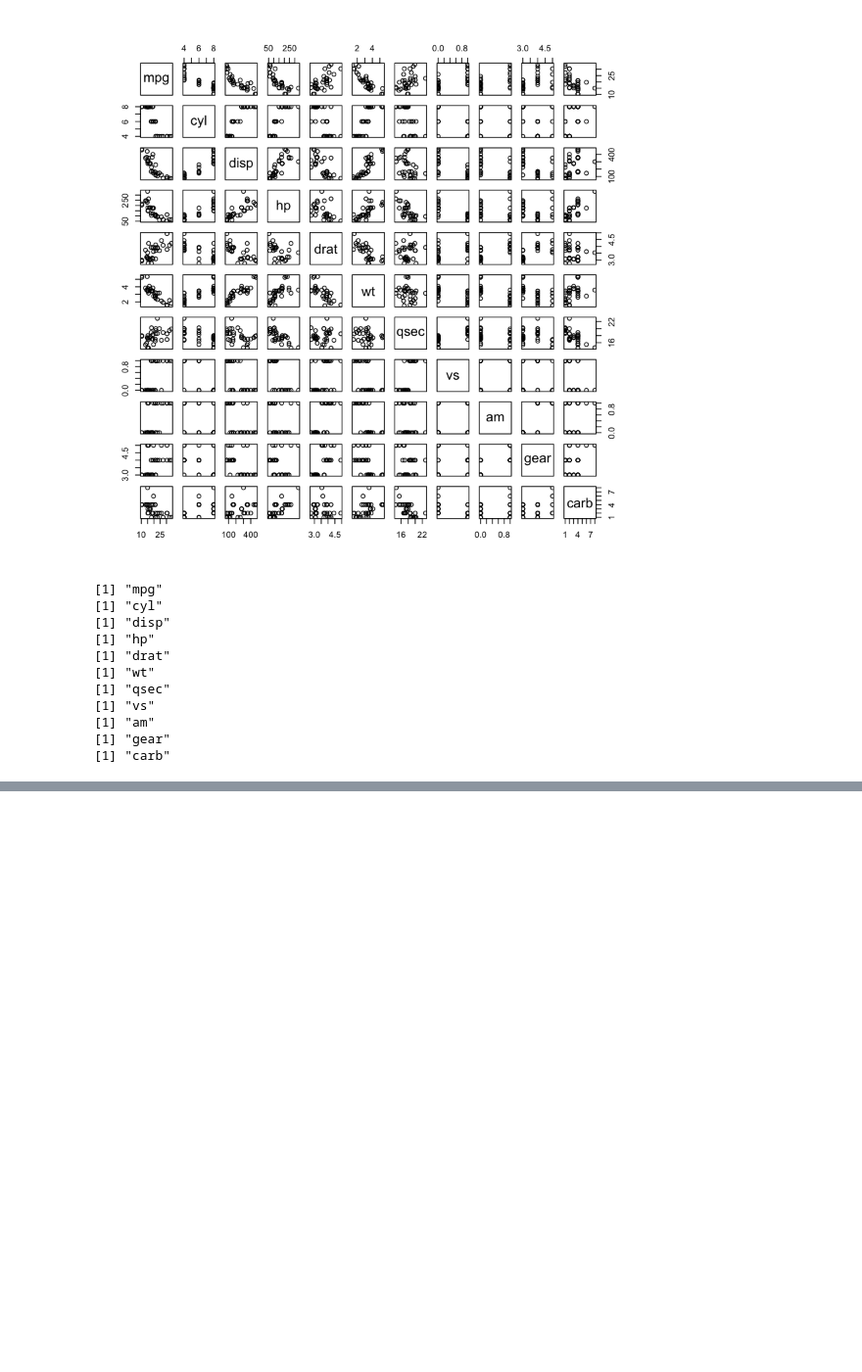
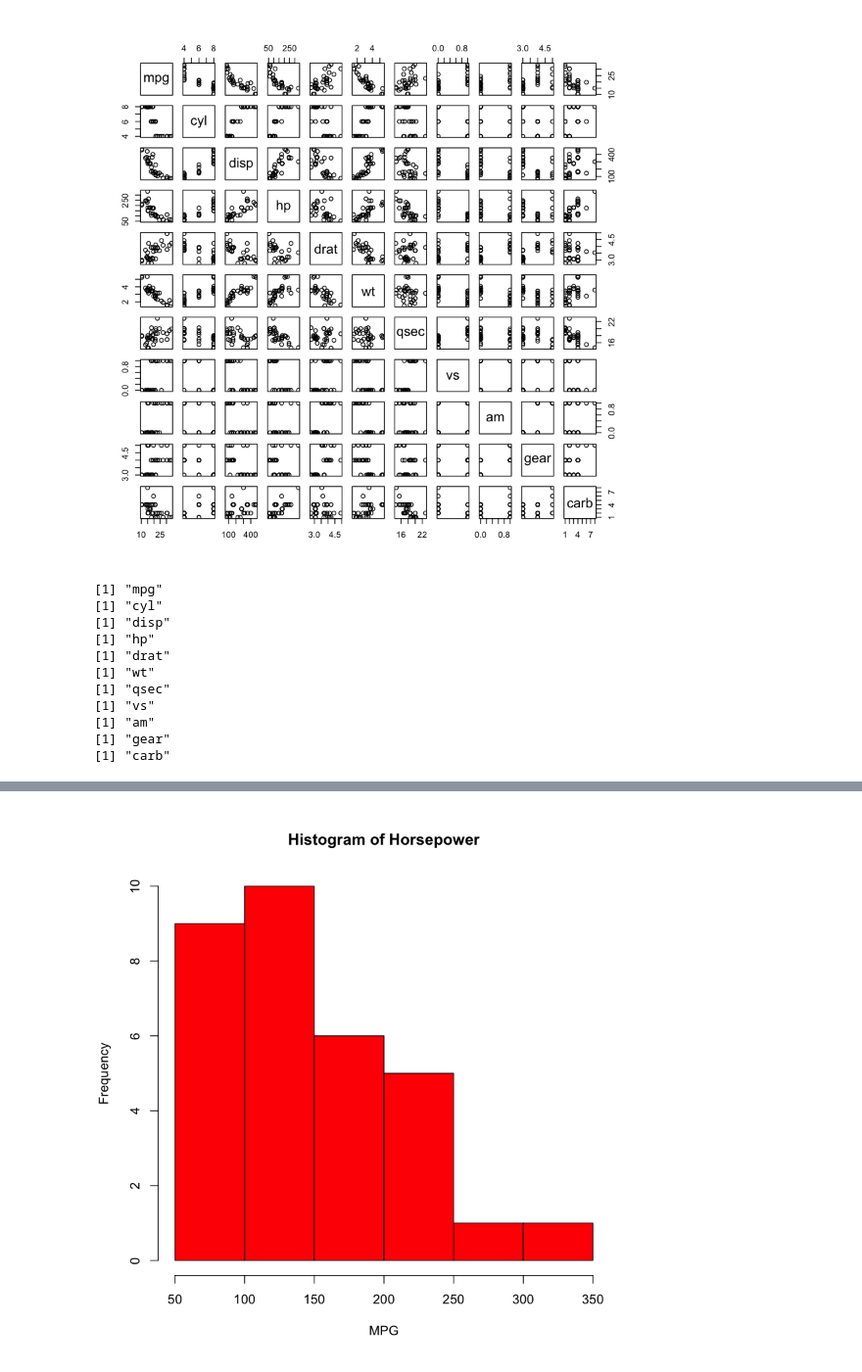
Before and after one commit to edkrueger/r-regression-labs, a Jupyter notebook: mtcars.ipynb, the cells around one changed output, grey strips where cells are left out. Shown: that part at 98% size. Cells and saved outputs as stored; diff of their text form; code cells hidden in the pictures; blank space fills up the shorter version.

```diff
--- a/mtcars.ipynb
+++ b/mtcars.ipynb
@@ -125,0 +147,11 @@ for (name in names(mtcars)){
+# %%
+# make a histogram for Horsepower
+hist(
+    mtcars$hp,
+    breaks=10,
+    col="red",
+    xlab="MPG",
+    main="Histogram of Horsepower",
+)
+# %% [output]
+[figure, added]
```
Also changed, not shown: parts of 6 cells of this notebook.
